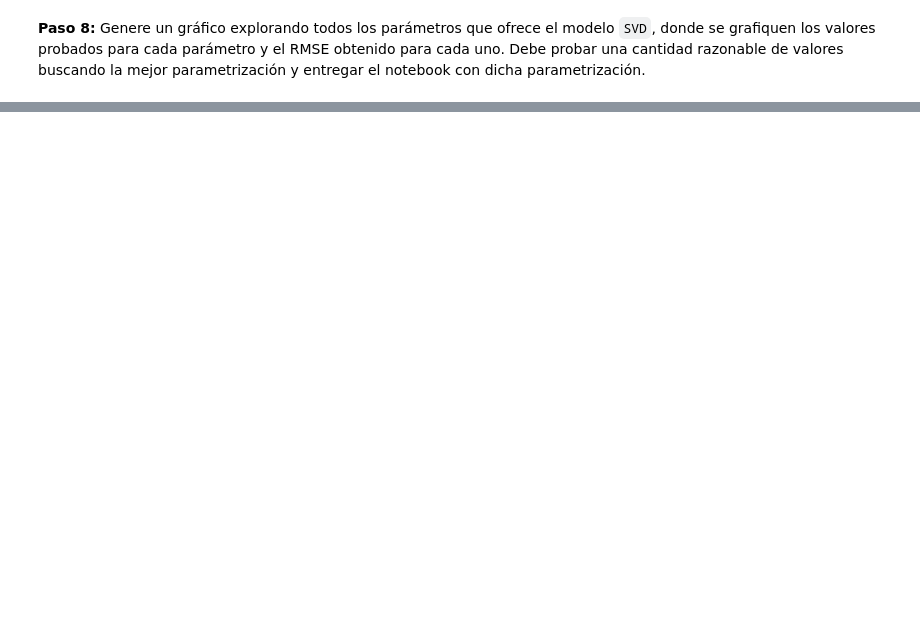
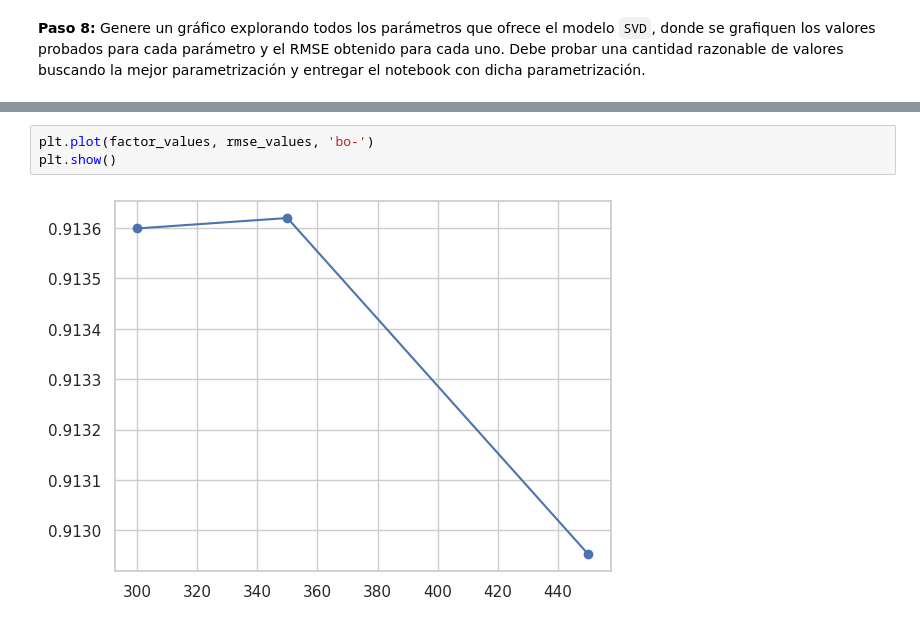
Before and after one commit to davidlealo/practicos_sisrec_2026, a Jupyter notebook: practico02/02_pyRecLab_FunkSVD_RESPUESTADLO.ipynb, the cells around one changed output, grey strips where cells are left out. Drawn from its saved outputs; the diff is of its cells as text; blank space fills up the shorter version.

```diff
--- a/practico02/02_pyRecLab_FunkSVD_RESPUESTADLO.ipynb
+++ b/practico02/02_pyRecLab_FunkSVD_RESPUESTADLO.ipynb
@@ -797,0 +900,5 @@ plt.show()
+# %%
+plt.plot(factor_values, rmse_values, 'bo-')
+plt.show()
+# %% [output]
+[figure, added]
```
Also changed, not shown: parts of 22 cells of this notebook.
